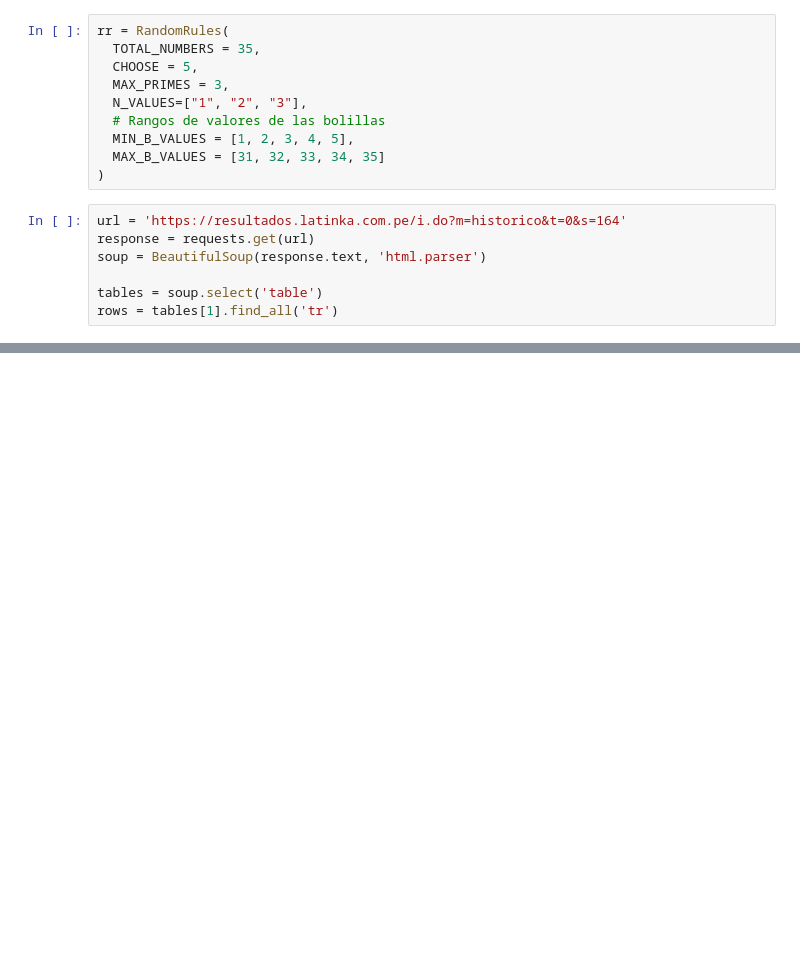
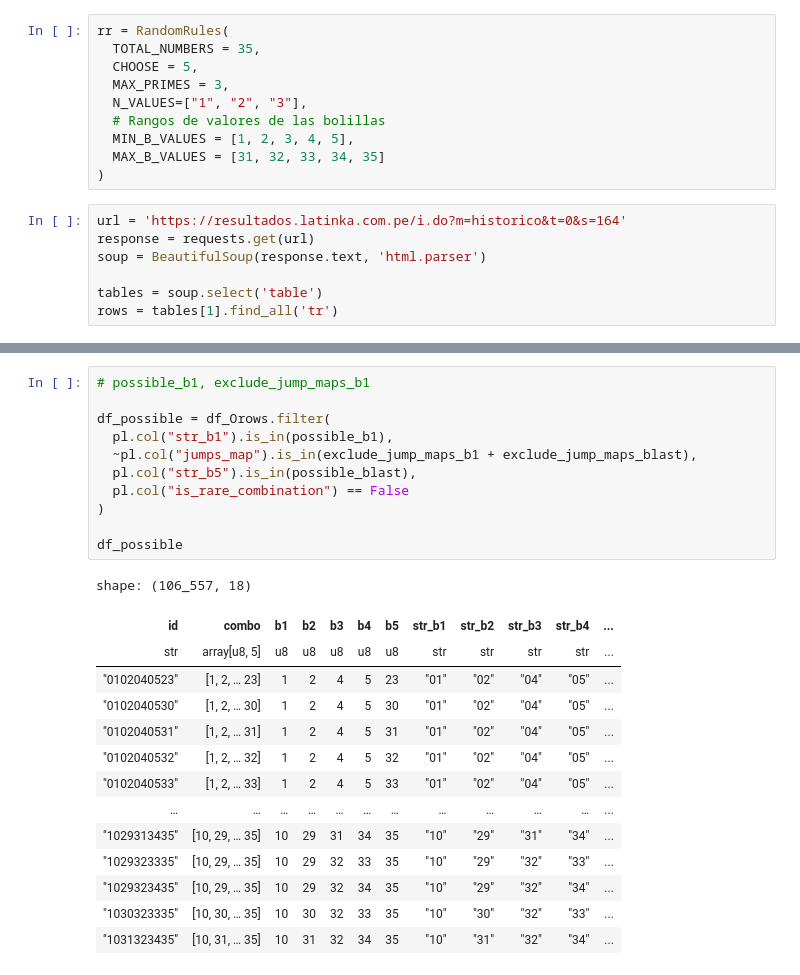
Before and after one commit to coins5/tinkapp.v4, a Jupyter notebook: explore_bolillas_v3_GN.ipynb, the cells around one changed output, grey strips where cells are left out. Cells and saved outputs as stored; diff of their text form; blank space fills up the shorter version.

```diff
--- a/explore_bolillas_v3_GN.ipynb
+++ b/explore_bolillas_v3_GN.ipynb
@@ -185,0 +361,26 @@ shape: (23, 3)
+# %%
+# possible_b1, exclude_jump_maps_b1
+
+df_possible = df_Orows.filter(
+  pl.col("str_b1").is_in(possible_b1),
+  ~pl.col("jumps_map").is_in(exclude_jump_maps_b1 + exclude_jump_maps_blast),
+  pl.col("str_b5").is_in(possible_blast),
+  pl.col("is_rare_combination") == False
+)
+
+df_possible
+# %% [output]
+shape: (106_557, 18)
+| id | combo | b1 | b2 | b3 | b4 | b5 | str_b1 | str_b2 | str_b3 | str_b4 | ... |
+| str | array[u8, 5] | u8 | u8 | u8 | u8 | u8 | str | str | str | str | ... |
+| "0102040523" | [1, 2, … 23] | 1 | 2 | 4 | 5 | 23 | "01" | "02" | "04" | "05" | ... |
+| "0102040530" | [1, 2, … 30] | 1 | 2 | 4 | 5 | 30 | "01" | "02" | "04" | "05" | ... |
+| "0102040531" | [1, 2, … 31] | 1 | 2 | 4 | 5 | 31 | "01" | "02" | "04" | "05" | ... |
+| "0102040532" | [1, 2, … 32] | 1 | 2 | 4 | 5 | 32 | "01" | "02" | "04" | "05" | ... |
+| "0102040533" | [1, 2, … 33] | 1 | 2 | 4 | 5 | 33 | "01" | "02" | "04" | "05" | ... |
+| … | … | … | … | … | … | … | … | … | … | … | ... |
+| "1029313435" | [10, 29, … 35] | 10 | 29 | 31 | 34 | 35 | "10" | "29" | "31" | "34" | ... |
+| "1029323335" | [10, 29, … 35] | 10 | 29 | 32 | 33 | 35 | "10" | "29" | "32" | "33" | ... |
+| "1029323435" | [10, 29, … 35] | 10 | 29 | 32 | 34 | 35 | "10" | "29" | "32" | "34" | ... |
+| "1030323335" | [10, 30, … 35] | 10 | 30 | 32 | 33 | 35 | "10" | "30" | "32" | "33" | ... |
+| "1031323435" | [10, 31, … 35] | 10 | 31 | 32 | 34 | 35 | "10" | "31" | "32" | "34" | ... |
```
Also changed, not shown: parts of 8 cells of this notebook, 1 other file.
